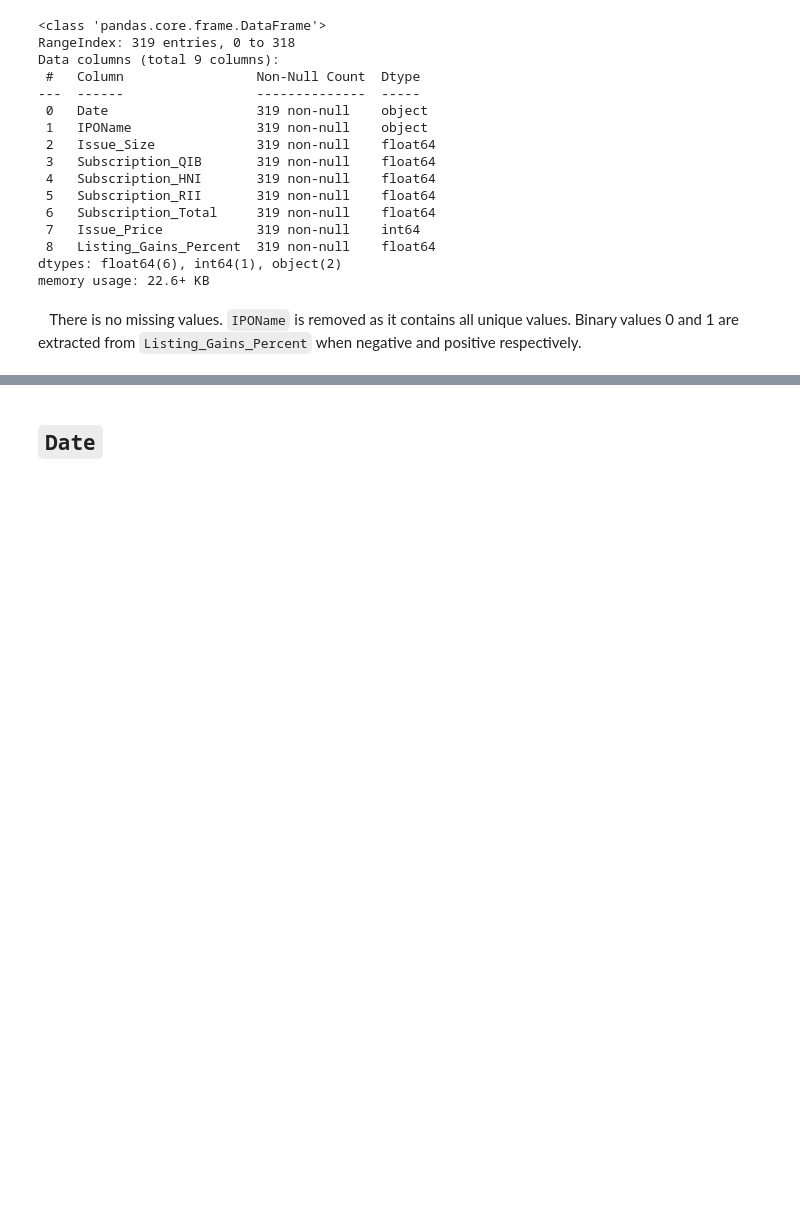
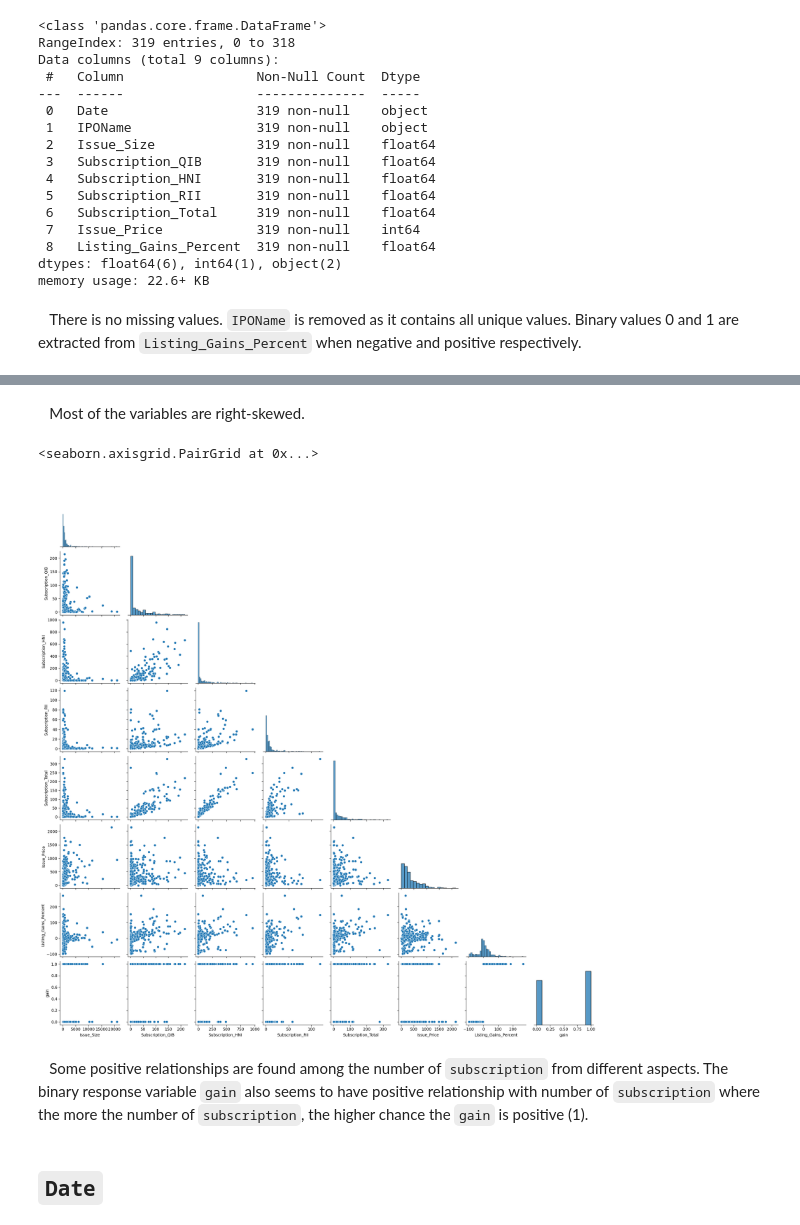
Before and after one commit to moscmh/indian_ipo_market, a Jupyter notebook: ipo.ipynb, the cells around one changed output, grey strips where cells are left out. Drawn from its saved outputs; the diff is of its cells as text; code cells hidden in the pictures; blank space fills up the shorter version.

```diff
--- a/ipo.ipynb
+++ b/ipo.ipynb
@@ -86,3 +95,12 @@ df['gain'] = df['Listing_Gains_Percent'].apply(lambda x: 0 if x <= 0 else 1)
+# %% [markdown]
+&emsp;Most of the variables are right-skewed.
+# %%
+sns.pairplot(df, corner=True)
+# %% [output]
+<seaborn.axisgrid.PairGrid at 0x...>
+[figure, added]
+# %% [markdown]
+&emsp;Some positive relationships are found among the number of `subscription` from different aspects. The binary response variable `gain` also seems to have positive relationship with number of `subscription` where the more the number of `subscription`, the higher chance the `gain` is positive (1).
 # %% [markdown]
 ## `Date`<a id='date'></a>
 # %%
```
Also changed, not shown: parts of 20 cells of this notebook.
